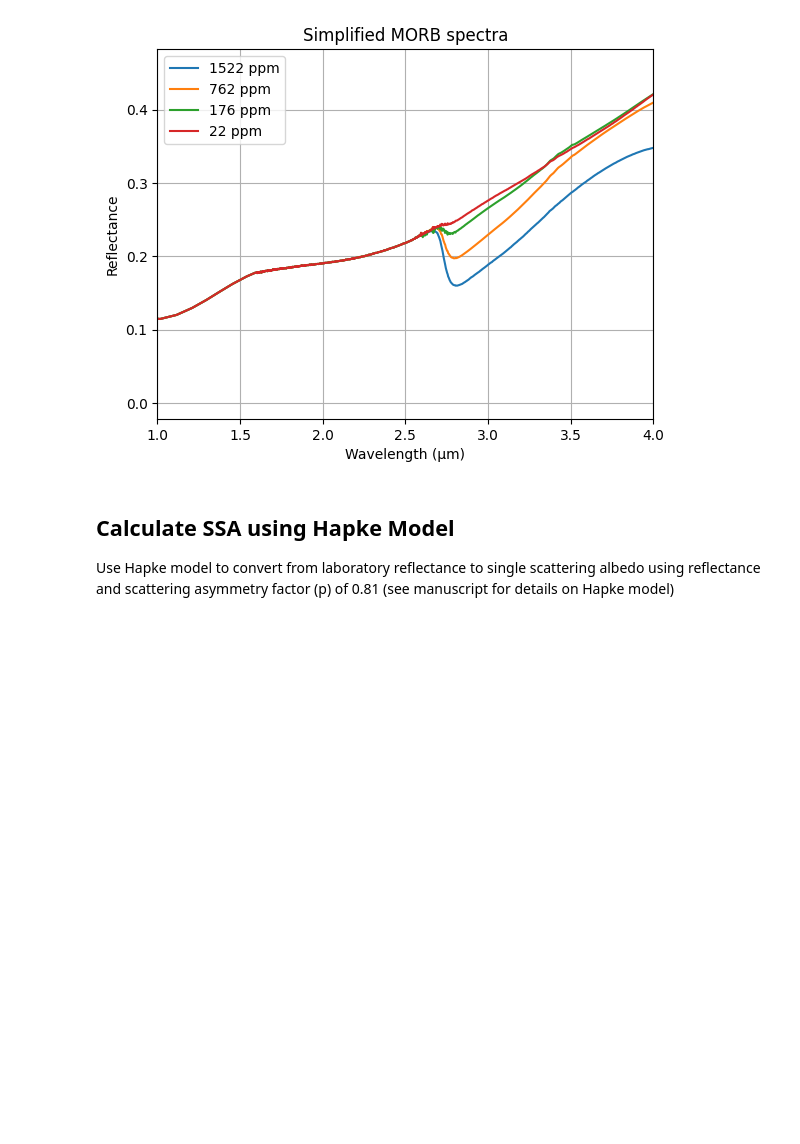
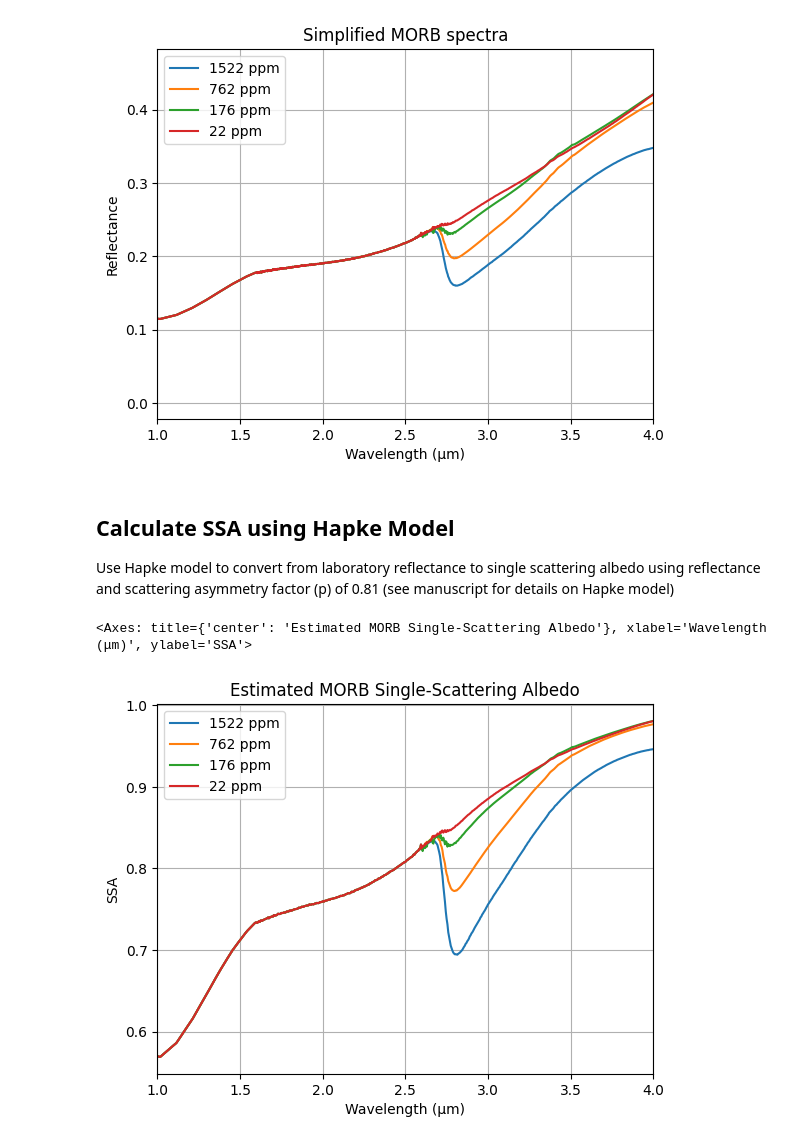
Before and after one commit to philiplinden/cremons-et-al-2022, a Jupyter notebook: repro/results.ipynb, the cells around one changed output. Cells and saved outputs as stored; diff of their text form; code cells hidden in the pictures; blank space fills up the shorter version.

Commit message:
beginnings of figure 2

```diff
--- a/repro/results.ipynb
+++ b/repro/results.ipynb
@@ -167,0 +170,24 @@ factor (p) of 0.81 (see manuscript for details on Hapke model)
+# %%
+hapke_model = partial(hapke.ssa_from_reflectance,
+    asymmetry_factor = 0.81,
+    emission_angle = 0,
+    incident_angle = 30,
+    phase_angle = 30,
+    filling_factor = 0.41,
+    initial_guess = 0.5
+)
+ssa_MORB = pd.DataFrame()
+for ppm in interpolated_spectra:
+    ssa_MORB[ppm] = interpolated_spectra[ppm].apply(hapke_model)
+
+ssa_MORB.plot(
+    title='Estimated MORB Single-Scattering Albedo',
+    xlabel='Wavelength (μm)',
+    ylabel='SSA',
+    grid=True,
+    legend=True,
+    xlim=(1, 4),
+)
+# %% [output]
+<Axes: title={'center': 'Estimated MORB Single-Scattering Albedo'}, xlabel='Wavelength (μm)', ylabel='SSA'>
+[figure, added]
```
Also changed, not shown: parts of 4 cells of this notebook, 1 other file.
